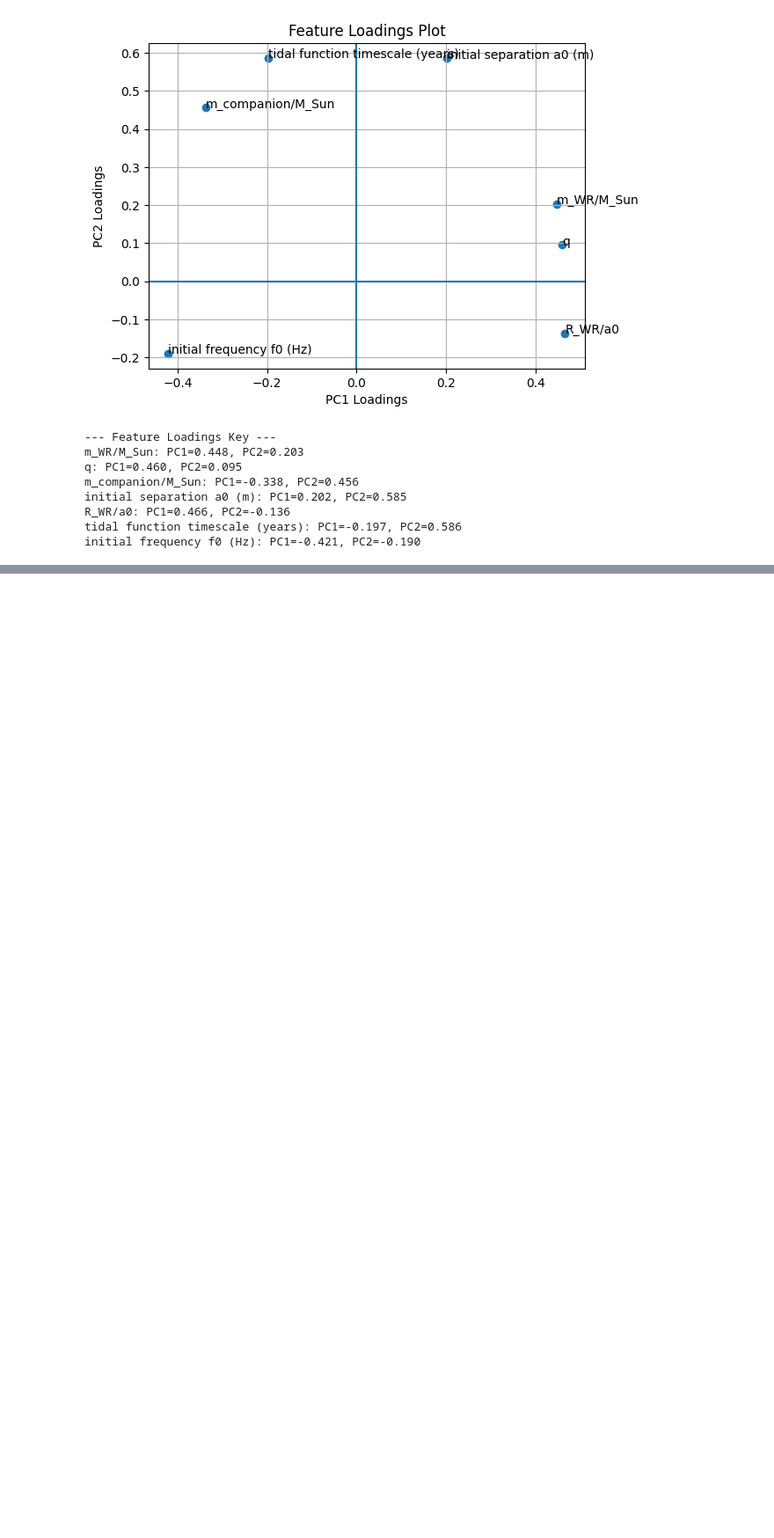
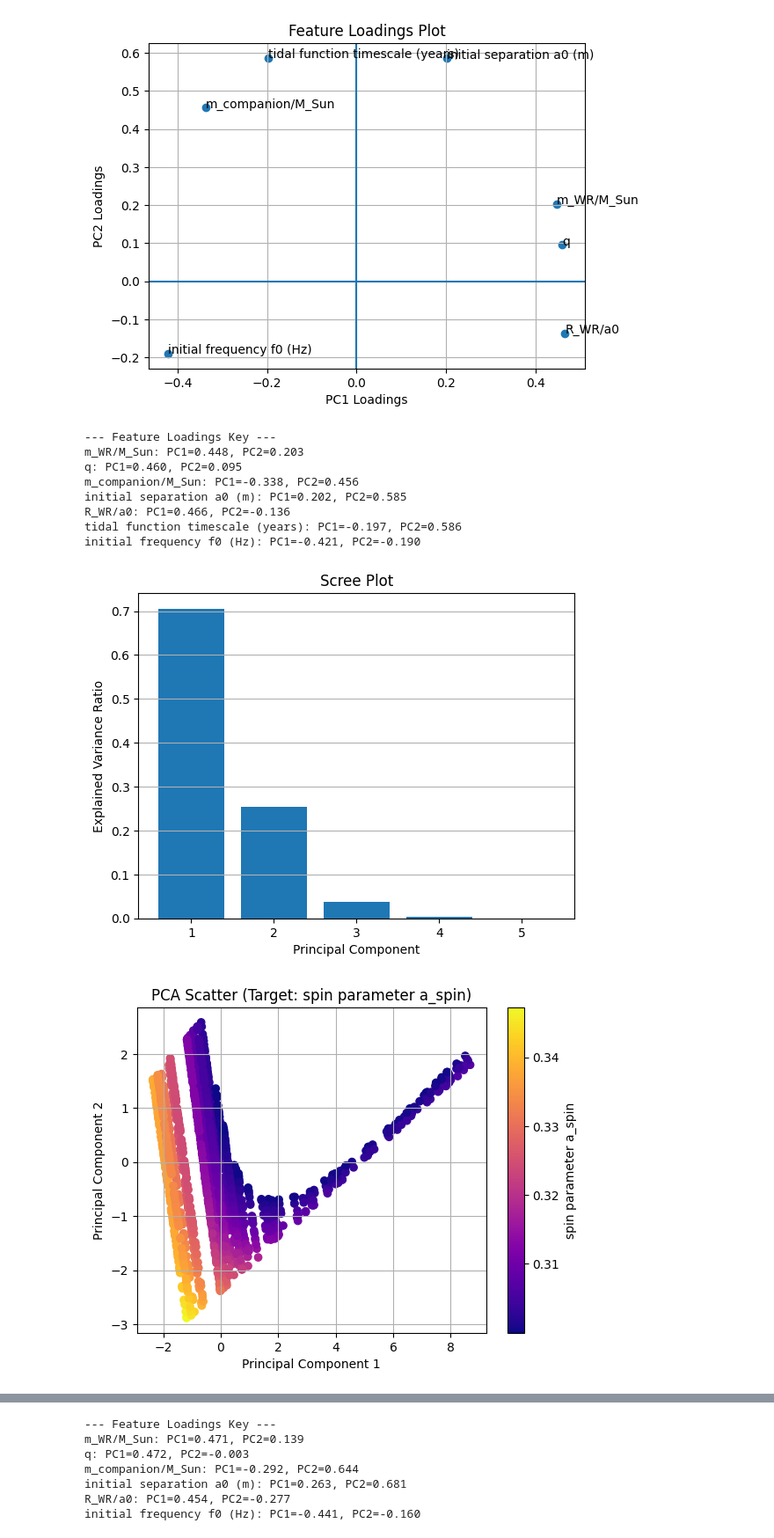
Before and after one commit to Nyaa394/Tidal-Spin-Up-in-Wolf-Rayet-Stars, a Jupyter notebook: PCA.ipynb, the cells around one changed output, grey strips where cells are left out. Shown at 88% size. Cells and saved outputs as stored; diff of their text form; code cells hidden in the pictures; blank space fills up the shorter version.

```diff
--- a/PCA.ipynb
+++ b/PCA.ipynb
@@ -54,3 +37,9 @@ initial separation a0 (m): PC1=0.202, PC2=0.585
 R_WR/a0: PC1=0.466, PC2=-0.136
 tidal function timescale (years): PC1=-0.197, PC2=0.586
 initial frequency f0 (Hz): PC1=-0.421, PC2=-0.190
+# %%
+import functions as f
+f.pca(file_paths=["all_ok_scaled.csv", "freq_ok_redo_scaled.csv"], target_col='spin parameter a_spin', feature_cols=['m_WR/M_Sun', 'q', 'm_companion/M_Sun', 'initial separation a0 (m)', 'R_WR/a0','initial frequency f0 (Hz)'], n_components=5)
+# %% [output]
+[figure, added]
+[figure, added]
@@ -57,3 +47,10 @@ initial frequency f0 (Hz): PC1=-0.421, PC2=-0.190
+--- Feature Loadings Key ---
+m_WR/M_Sun: PC1=0.471, PC2=0.139
+q: PC1=0.472, PC2=-0.003
+m_companion/M_Sun: PC1=-0.292, PC2=0.644
+initial separation a0 (m): PC1=0.263, PC2=0.681
+R_WR/a0: PC1=0.454, PC2=-0.277
+initial frequency f0 (Hz): PC1=-0.441, PC2=-0.160
 # %%
 #mid
 import functions as f
```
Also changed, not shown: parts of 3 cells of this notebook, 1 other file.
